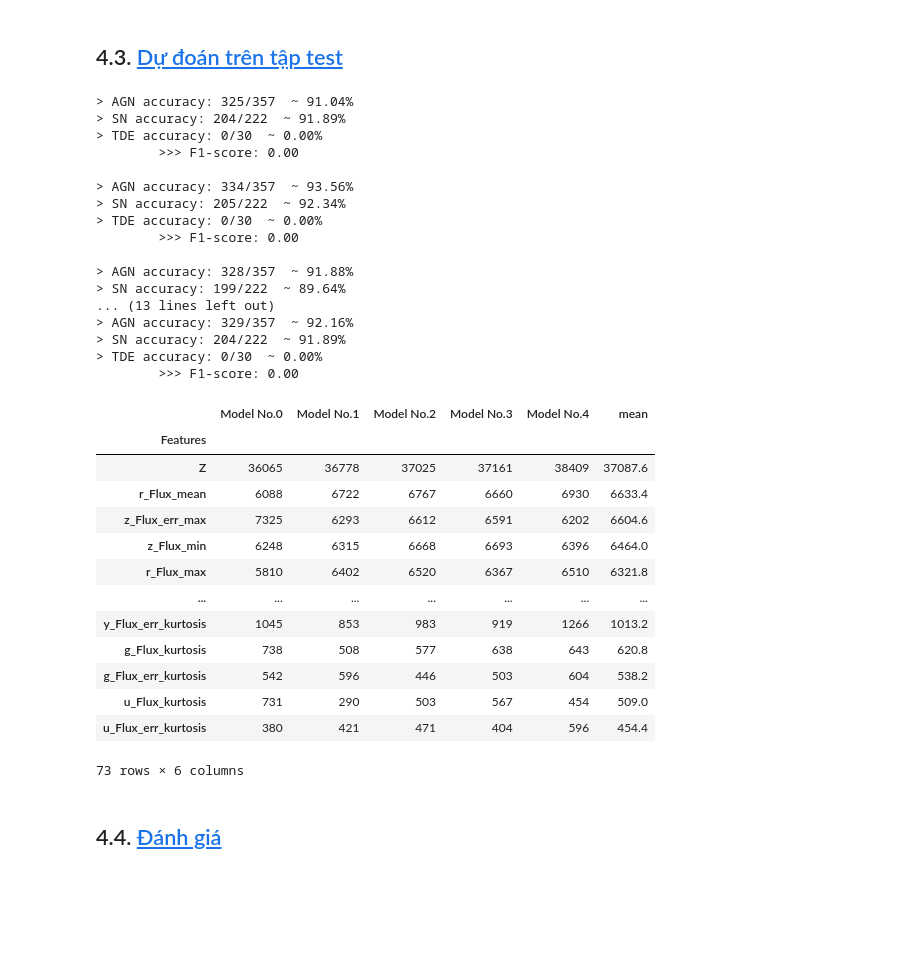
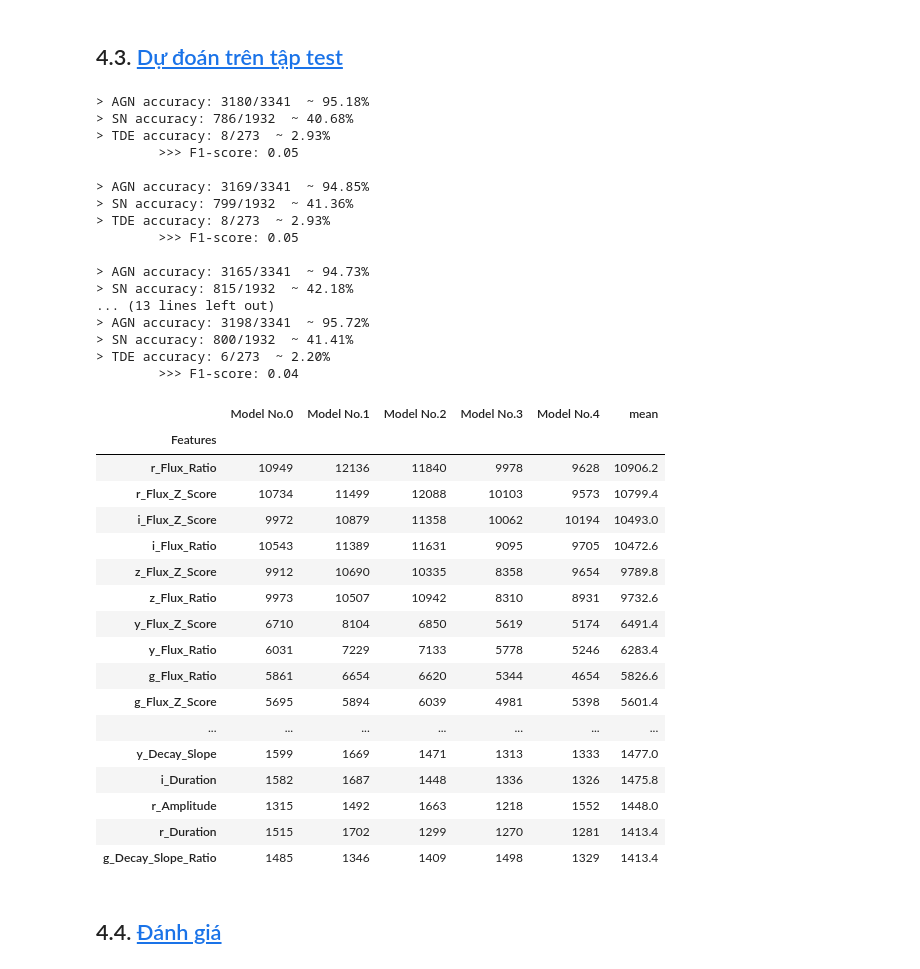
Before and after one commit to Nostagi/T25th-MALLORN-Astronomical-Classification, a Jupyter notebook: Data Augmentation/lightgbm-vers2.2.ipynb, the cells around one changed output. Drawn from its saved outputs; the diff is of its cells as text; code cells hidden in the pictures; blank space fills up the shorter version.

```diff
--- a/Data Augmentation/lightgbm-vers2.2.ipynb
+++ b/Data Augmentation/lightgbm-vers2.2.ipynb
@@ -333,11 +333,6 @@ def score_prediction(ground_truth:pd.Series, prediction:List, labels:List, focus
         'True label' : ground_truth.values,
         'Prediction' : prediction
     }, index=ground_truth.index)
-
-    def most_vote(series):
-        return series.mode().iloc[0] if not series.mode().empty else np.nan
-
-    df_compare = df_compare.groupby(by=df_compare.index).agg(most_vote)
 
     # Tính điểm từng label
     for label in labels :
@@ -975,7 +1181,7 @@ class_weights_dict = compute_class_weight(
 # Chuyển thành Dictionary để dễ tra cứu và boost
 weights_map_init = dict(zip(CLASS_NAMES, class_weights_dict))
 weights_map_boosted = weights_map_init.copy()
-weights_map_boosted['TDE'] *= 20
+weights_map_boosted['AGN'] *= 5
 class_weights_dict_boosted = weights_map_boosted.values()
 
 weights_map_boosted
@@ -1083,7 +1289,7 @@ feature_important = pd.DataFrame({
     'Features' : X_cv.columns
 })
 
-test_proba = np.zeros((len(X_test), lgb_params['num_class']))
+test_proba = np.zeros((len(X_test), xgb_params['num_class']))
 
 for index, model in enumerate(models_fold):
     y_proba = model.predict_proba(X_test)
@@ -1100,40 +1306,44 @@ score_prediction(y_test, test_predictions, CLASS_NAMES, 'TDE')
 feature_important = feature_important.set_index('Features')
 feature_important['mean'] = feature_important.mean(axis=1)
 # %% [output]
-> AGN accuracy: 325/357  ~ 91.04%
-> SN accuracy: 204/222  ~ 91.89%
-> TDE accuracy: 0/30  ~ 0.00%
-        >>> F1-score: 0.00
+> AGN accuracy: 3180/3341  ~ 95.18%
+> SN accuracy: 786/1932  ~ 40.68%
+> TDE accuracy: 8/273  ~ 2.93%
+        >>> F1-score: 0.05
 
-> AGN accuracy: 334/357  ~ 93.56%
-> SN accuracy: 205/222  ~ 92.34%
-> TDE accuracy: 0/30  ~ 0.00%
-        >>> F1-score: 0.00
+> AGN accuracy: 3169/3341  ~ 94.85%
+> SN accuracy: 799/1932  ~ 41.36%
+> TDE accuracy: 8/273  ~ 2.93%
+        >>> F1-score: 0.05
 
-> AGN accuracy: 328/357  ~ 91.88%
-> SN accuracy: 199/222  ~ 89.64%
+> AGN accuracy: 3165/3341  ~ 94.73%
+> SN accuracy: 815/1932  ~ 42.18%
 ... (13 lines left out)
-> AGN accuracy: 329/357  ~ 92.16%
-> SN accuracy: 204/222  ~ 91.89%
-> TDE accuracy: 0/30  ~ 0.00%
-        >>> F1-score: 0.00
+> AGN accuracy: 3198/3341  ~ 95.72%
+> SN accuracy: 800/1932  ~ 41.41%
+> TDE accuracy: 6/273  ~ 2.20%
+        >>> F1-score: 0.04
 # %%
-feature_important.sort_values('mean', ascending=False)
+feature_important.sort_values('mean', ascending=False).head(50)
 # %% [output]
 |  | Model No.0 | Model No.1 | Model No.2 | Model No.3 | Model No.4 | mean |
 | Features |  |  |  |  |  |  |
-| Z | 36065 | 36778 | 37025 | 37161 | 38409 | 37087.6 |
-| r_Flux_mean | 6088 | 6722 | 6767 | 6660 | 6930 | 6633.4 |
-| z_Flux_err_max | 7325 | 6293 | 6612 | 6591 | 6202 | 6604.6 |
-| z_Flux_min | 6248 | 6315 | 6668 | 6693 | 6396 | 6464.0 |
-| r_Flux_max | 5810 | 6402 | 6520 | 6367 | 6510 | 6321.8 |
+| r_Flux_Ratio | 10949 | 12136 | 11840 | 9978 | 9628 | 10906.2 |
+| r_Flux_Z_Score | 10734 | 11499 | 12088 | 10103 | 9573 | 10799.4 |
+| i_Flux_Z_Score | 9972 | 10879 | 11358 | 10062 | 10194 | 10493.0 |
+| i_Flux_Ratio | 10543 | 11389 | 11631 | 9095 | 9705 | 10472.6 |
+| z_Flux_Z_Score | 9912 | 10690 | 10335 | 8358 | 9654 | 9789.8 |
+| z_Flux_Ratio | 9973 | 10507 | 10942 | 8310 | 8931 | 9732.6 |
+| y_Flux_Z_Score | 6710 | 8104 | 6850 | 5619 | 5174 | 6491.4 |
+| y_Flux_Ratio | 6031 | 7229 | 7133 | 5778 | 5246 | 6283.4 |
+| g_Flux_Ratio | 5861 | 6654 | 6620 | 5344 | 4654 | 5826.6 |
+| g_Flux_Z_Score | 5695 | 5894 | 6039 | 4981 | 5398 | 5601.4 |
 | ... | ... | ... | ... | ... | ... | ... |
-| y_Flux_err_kurtosis | 1045 | 853 | 983 | 919 | 1266 | 1013.2 |
-| g_Flux_kurtosis | 738 | 508 | 577 | 638 | 643 | 620.8 |
-| g_Flux_err_kurtosis | 542 | 596 | 446 | 503 | 604 | 538.2 |
-| u_Flux_kurtosis | 731 | 290 | 503 | 567 | 454 | 509.0 |
-| u_Flux_err_kurtosis | 380 | 421 | 471 | 404 | 596 | 454.4 |
+| y_Decay_Slope | 1599 | 1669 | 1471 | 1313 | 1333 | 1477.0 |
+| i_Duration | 1582 | 1687 | 1448 | 1336 | 1326 | 1475.8 |
+| r_Amplitude | 1315 | 1492 | 1663 | 1218 | 1552 | 1448.0 |
+| r_Duration | 1515 | 1702 | 1299 | 1270 | 1281 | 1413.4 |
+| g_Decay_Slope_Ratio | 1485 | 1346 | 1409 | 1498 | 1329 | 1413.4 |
-73 rows × 6 columns
 # %% [markdown]
 ## 4.4. <a id='toc4_4_'></a>[Đánh giá](#toc0_)
 # %%
```
Also changed, not shown: parts of 18 cells of this notebook, 1 other file.
